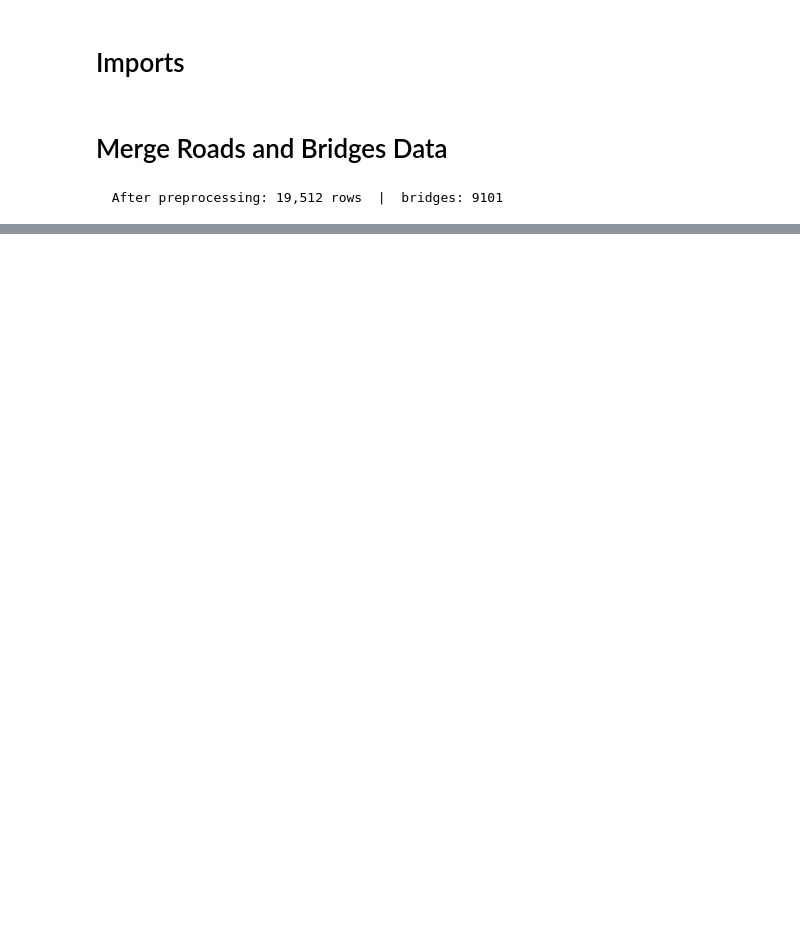
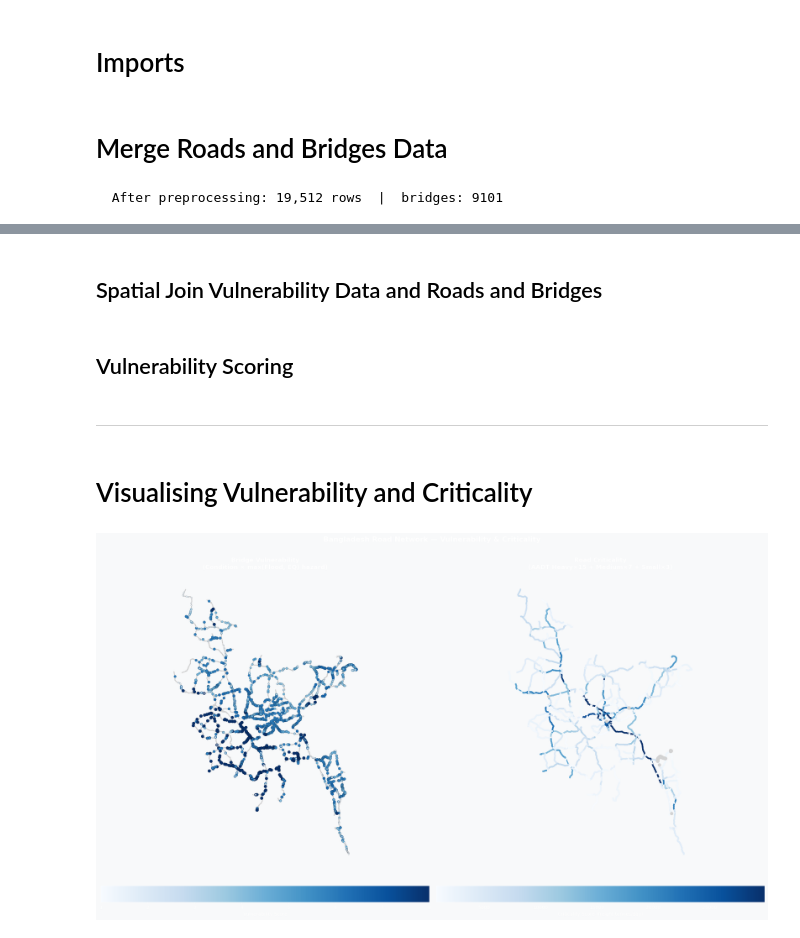
Before and after one commit to MeikeHR/EPA133a-G02-A4, a Jupyter notebook: EPA1352-G02-A4/notebook/Data Analysis 2.ipynb, the cells around one changed output, grey strips where cells are left out. Drawn from its saved outputs; the diff is of its cells as text; code cells hidden in the pictures; blank space fills up the shorter version.

Commit message:
data analysis start

```diff
--- a/EPA1352-G02-A4/notebook/Data Analysis 2.ipynb
+++ b/EPA1352-G02-A4/notebook/Data Analysis 2.ipynb
@@ -138,2 +211,19 @@ print(f"Flood: {len(gdf_flood)} polygons; EQ: {len(gdf_eq)} polygons.")
+# %% [markdown]
+## Spatial Join Vulnerability Data and Roads and Bridges
 # %%
-df_all_roads = ("Claude help with a dataframe, suitable to then after use in model.py (potentially with small (structure) changes in model.py")
+gdf_roads = gpd.sjoin(gdf_roads, gdf_flood[['geometry', 'flood_hazard_val', 'FLOODCAT']],
+                      how='left', predicate='intersects')
+if 'index_right' in gdf_roads.columns:
+    gdf_roads = gdf_roads.drop(columns=['index_right'])
+
+gdf_roads = gpd.sjoin(gdf_roads, gdf_eq[['geometry', 'eq_hazard_val', 'ZONE']],
+                      how='left', predicate='intersects')
+
+gdf_roads = gdf_roads.rename(columns={
+    'flood_hazard_val': 'flood_hazard',
+    'eq_hazard_val':    'eq_hazard',
+    'ZONE':             'eq_zone',
+    'FLOODCAT':         'flood_cat'
+})
+# %% [markdown]
+## Vulnerability Scoring
@@ -139,0 +251,59 @@ df_all_roads = ("Claude help with a dataframe, suitable to then after use in mod
+# %% [markdown]
+---
+# %% [markdown]
+# Visualising Vulnerability and Criticality
+# %%
+import matplotlib.pyplot as plt
+
+links    = gdf_roads[gdf_roads['model_type'] == 'link']
+bridges  = gdf_roads[gdf_roads['model_type'] == 'bridge']
+
+fig, axes = plt.subplots(1, 2, figsize=(20, 12), facecolor='#f8f9fa')
+
+# ── Links subplot helper ─────────────────────────────────────────────────────
+LINK_KWARGS = dict(color='#cccccc', markersize=1, alpha=0.5, zorder=1)
+
+# ── Left: Vulnerability ──────────────────────────────────────────────────────
+ax = axes[0]
+links.plot(ax=ax, **LINK_KWARGS)
+bridges.plot(
+    ax=ax,
+    column='vulnerability_score',
+    cmap='Blues',
+    markersize=bridges['vulnerability_score'] * 5,
+    edgecolor='black', linewidth=0.1,
+    legend=True,
+    legend_kwds={'label': "Vulnerability Score", 'orientation': "horizontal", 'pad': 0.05},
+    zorder=2
+)
+ax.set_title("Bridge Vulnerability\n(Condition × max(Flood, EQ) hazard)",
+             fontsize=13, fontweight='bold', pad=15)
+ax.set_axis_off()
+
+# ── Right: Criticality ───────────────────────────────────────────────────────
+ax = axes[1]
+vmin = gdf_roads['criticality_score'].quantile(0.05)
+vmax = gdf_roads['criticality_score'].quantile(0.95)
+
+gdf_roads.plot(
+    ax=ax,
+    column='criticality_score',
+    cmap='Blues',
+    markersize=4,
+    vmin=vmin, vmax=vmax,
+    legend=True,
+    legend_kwds={'label': "Criticality Score (freight tonnes/day)",
+                 'orientation': "horizontal", 'pad': 0.05},
+    missing_kwds={'color': 'lightgrey'},
+    zorder=1
+)
+ax.set_title("Road Criticality\n(AADT Heavy×15 + Medium×7 + Small×3)",
+             fontsize=13, fontweight='bold', pad=15)
+ax.set_axis_off()
+
+plt.suptitle("Bangladesh Road Network — Vulnerability & Criticality",
+             fontsize=15, fontweight='bold', y=1.01)
+plt.tight_layout()
+plt.show()
+# %% [output]
+[figure, added]
```
Also changed, not shown: parts of 15 cells of this notebook, 2 other files.
